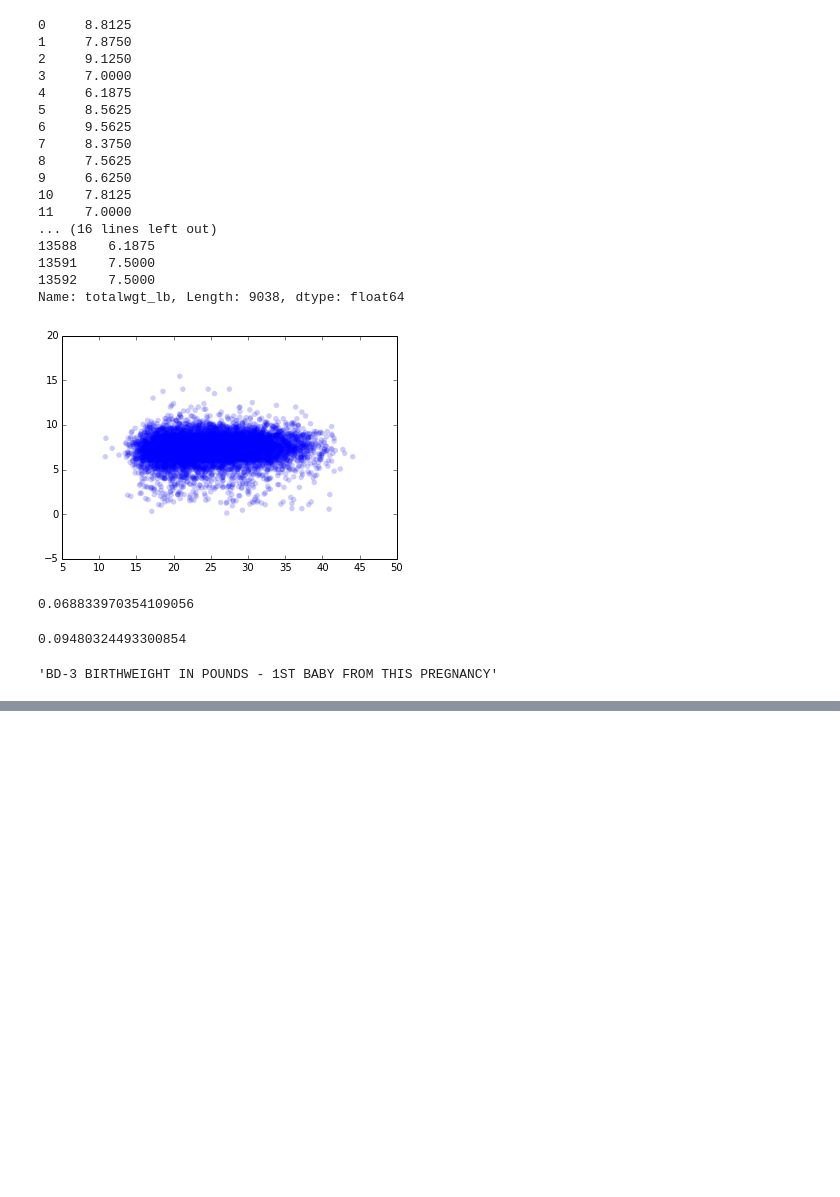
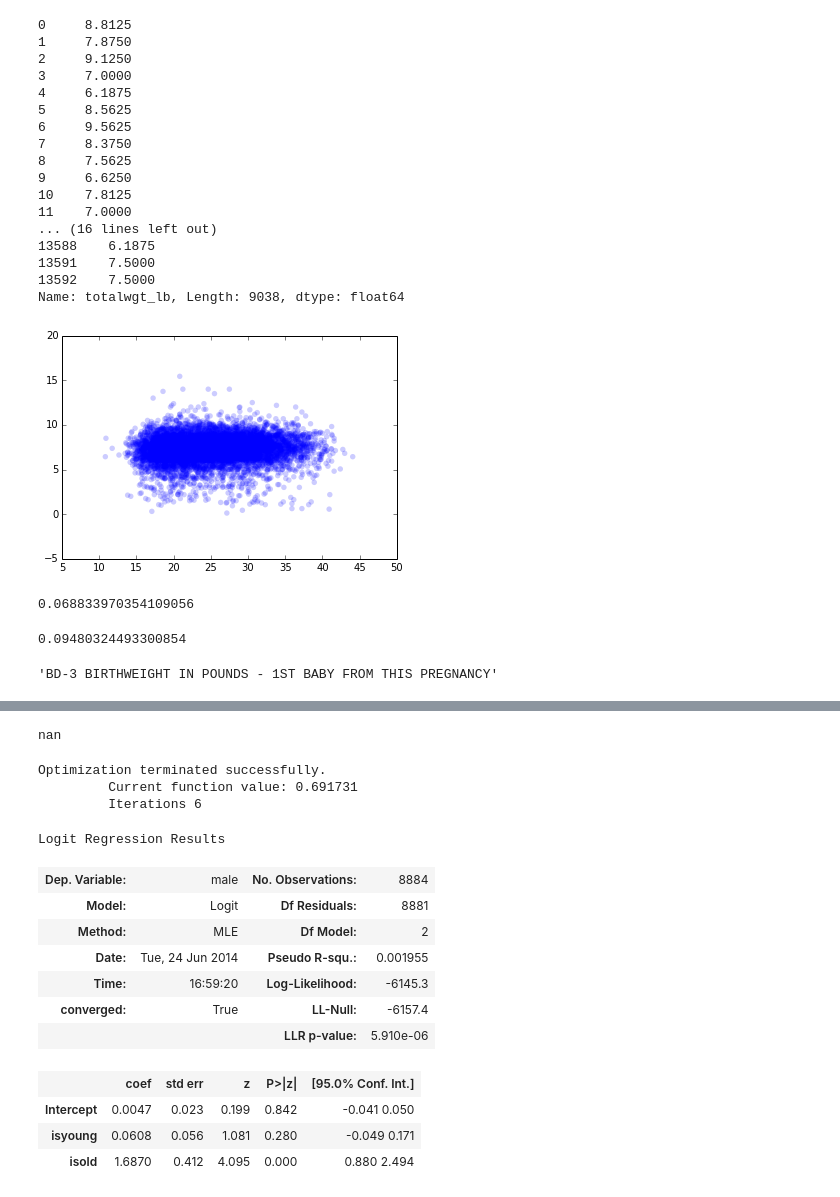
Before and after one commit to AllenDowney/ThinkStats2, a Jupyter notebook: code/Sandbox.ipynb, the cells around one changed output, grey strips where cells are left out. Saved outputs shown, nothing was run; the diff lists cells and outputs as text; code cells hidden in the pictures; blank space fills up the shorter version.

```diff
--- a/code/Sandbox.ipynb
+++ b/code/Sandbox.ipynb
@@ -330,0 +358,3 @@ OLS Regression Results
+# %%
+join['male'] = (join.babysex==1).astype(int)
+join.male
@@ -330,0 +379,27 @@ OLS Regression Results
+# %%
+join['isyoung'] = (join.agepreg<20).astype(int)
+join['isold'] = (join.agepreg>40).astype(int)
+join['dadold'] = (join.hpageend>40).astype(int)
+# %% [output]
+nan
+# %%
+model = smf.logit('male ~ isyoung + isold', data=join)
+model.endog
+results = model.fit()
+results.summary()
+# %% [output]
+Optimization terminated successfully.
+         Current function value: 0.691731
+         Iterations 6
+Logit Regression Results
+| Dep. Variable: | male | No. Observations: | 8884 |
+| Model: | Logit | Df Residuals: | 8881 |
+| Method: | MLE | Df Model: | 2 |
+| Date: | Tue, 24 Jun 2014 | Pseudo R-squ.: | 0.001955 |
+| Time: | 16:59:20 | Log-Likelihood: | -6145.3 |
+| converged: | True | LL-Null: | -6157.4 |
+|  |  | LLR p-value: | 5.910e-06 |
+|  | coef | std err | z | P>|z| | [95.0% Conf. Int.] |
+| Intercept | 0.0047 | 0.023 | 0.199 | 0.842 | -0.041 0.050 |
+| isyoung | 0.0608 | 0.056 | 1.081 | 0.280 | -0.049 0.171 |
+| isold | 1.6870 | 0.412 | 4.095 | 0.000 | 0.880 2.494 |
```
Also changed, not shown: parts of 20 cells of this notebook, 2 other files.
